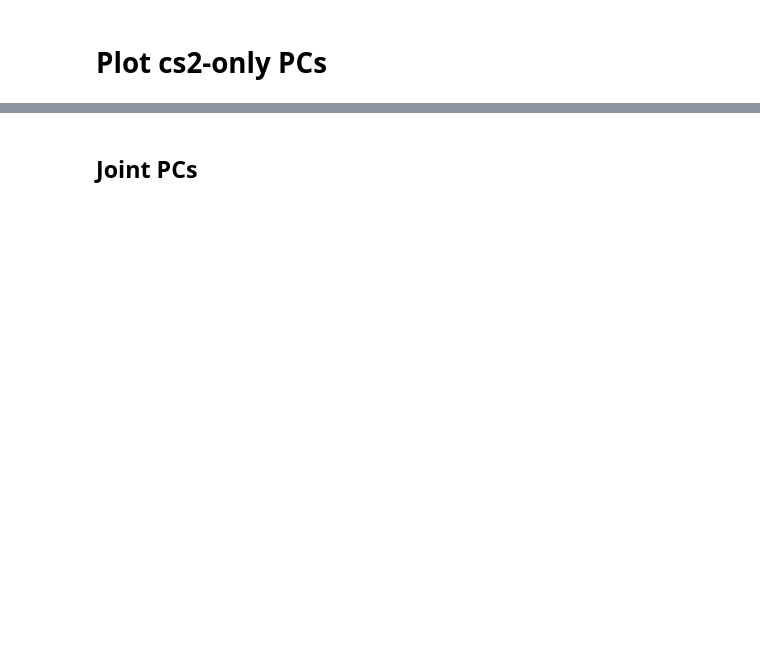
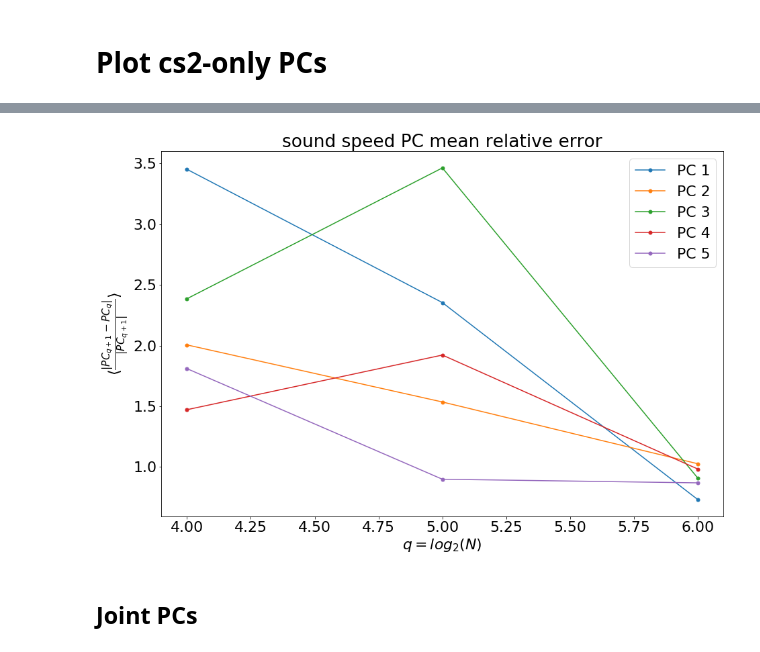
Before and after one commit to aifer4/gdm_pca, a Jupyter notebook: plotting.ipynb, the cells around one changed output, grey strips where cells are left out. Cells and saved outputs as stored; diff of their text form; code cells hidden in the pictures; blank space fills up the shorter version.

```diff
--- a/plotting.ipynb
+++ b/plotting.ipynb
@@ -145,3 +145,29 @@ plt.show()
+# %%
+plt.figure(figsize=(15,10))
+plt.rcParams.update({'font.size': 22})
+plt.title('sound speed PC mean relative error')
+minval = 1.e-9
+cs2_err = np.zeros((3,5))
+for q in range(3):
+    for n in range(5):
+        minval = 1.e-9
+        x1 =  PC_q[q,n,:,:].T/sqrt(SV_q[q,n])
+        x2 = PC_q[q+1,n,:,:].T/sqrt(SV_q[q+1,n])
+        RE = abs(x2-x1)/np.maximum(minval,abs(x2))
+        cs2_err[q,n]=np.mean(RE)
+
+plt.plot([4,5,6],cs2_err[:,4], marker='.', markersize=10)
+plt.plot([4,5,6],cs2_err[:,3], marker='.', markersize=10)
+plt.plot([4,5,6],cs2_err[:,2], marker='.', markersize=10)
+plt.plot([4,5,6],cs2_err[:,1], marker='.', markersize=10)
+plt.plot([4,5,6],cs2_err[:,0], marker='.', markersize=10)
+plt.xlabel('$q=log_2(N)$')
+plt.ylabel(r'$\langle \frac{|PC_{q+1} - PC_q|}{|PC_{q+1}|} \rangle$')
+plt.legend(['PC 1','PC 2','PC 3','PC 4','PC 5'])
+plt.savefig('plots/cs2_PC_err.pdf')
+plt.show()
+# %% [output]
+[figure, added]
 # %% [markdown]
 ## Joint PCs
 # %%
```
Also changed, not shown: parts of 6 cells of this notebook, 7 other files.
